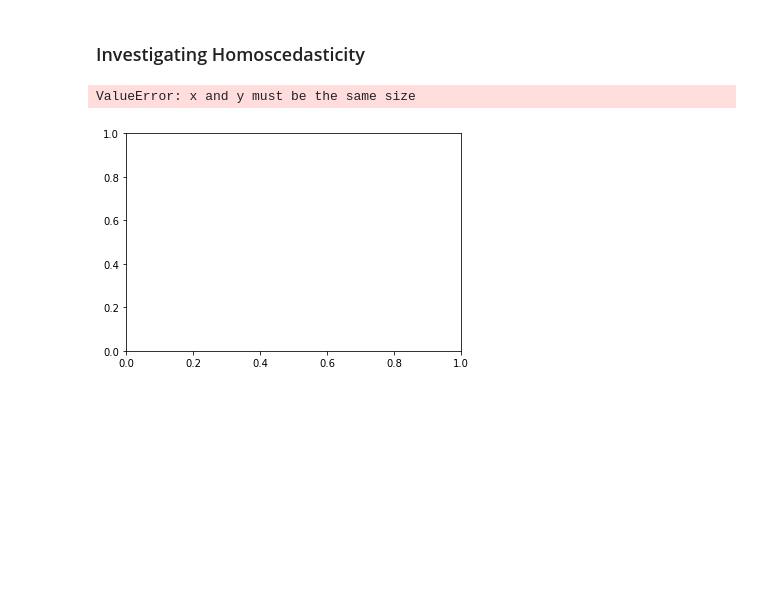
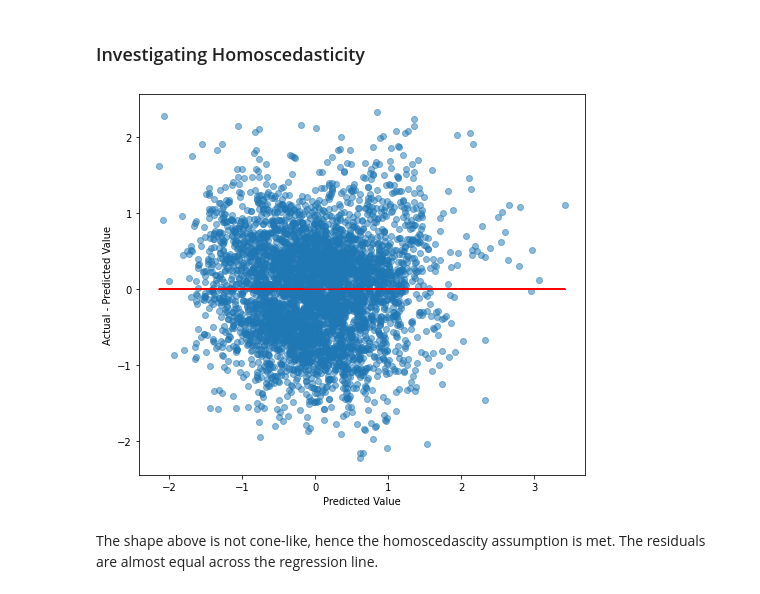
Before and after one commit to Scholarchep/King-County-housing-price-predictions, a Jupyter notebook: student.ipynb, the cells around one changed output. Drawn from its saved outputs; the diff is of its cells as text; code cells hidden in the pictures; blank space fills up the shorter version.

```diff
--- a/student.ipynb
+++ b/student.ipynb
@@ -740,12 +724,18 @@ fig.suptitle('QQplot showing residuals distribution');
 The model residuals have a normal distribution.
 # %% [markdown]
 ### Investigating Homoscedasticity
+# %%
+# residual
+residual = (processed_y_test - y_hat_test)
 # %%
-fig, ax = plt.subplots()
-ax.scatter(y_hat_test, residuals, alpha=0.5)
-ax.plot(y_hat_test, [0 for i in range(len(final_X_test))])
+# scatter and line plots showing homoscedasticity
+fig, ax = plt.subplots(figsize=(8,7))
+second_model = sm.OLS(processed_y_train, sm.add_constant(final_X_train)).fit()
+ax.scatter(y_hat_test, residual, alpha=0.5)
+ax.plot(y_hat_test, [0 for i in range(len(final_X_test))], color='red')
 ax.set_xlabel("Predicted Value")
 ax.set_ylabel("Actual - Predicted Value");
 # %% [output]
-ValueError: x and y must be the same size
-[figure, old version]
+[figure, new version]
+# %% [markdown]
+The shape above is not cone-like, hence the homoscedascity assumption is met. The residuals are almost equal across the regression line.
```
Also changed, not shown: parts of 25 cells of this notebook, 8 other files.
